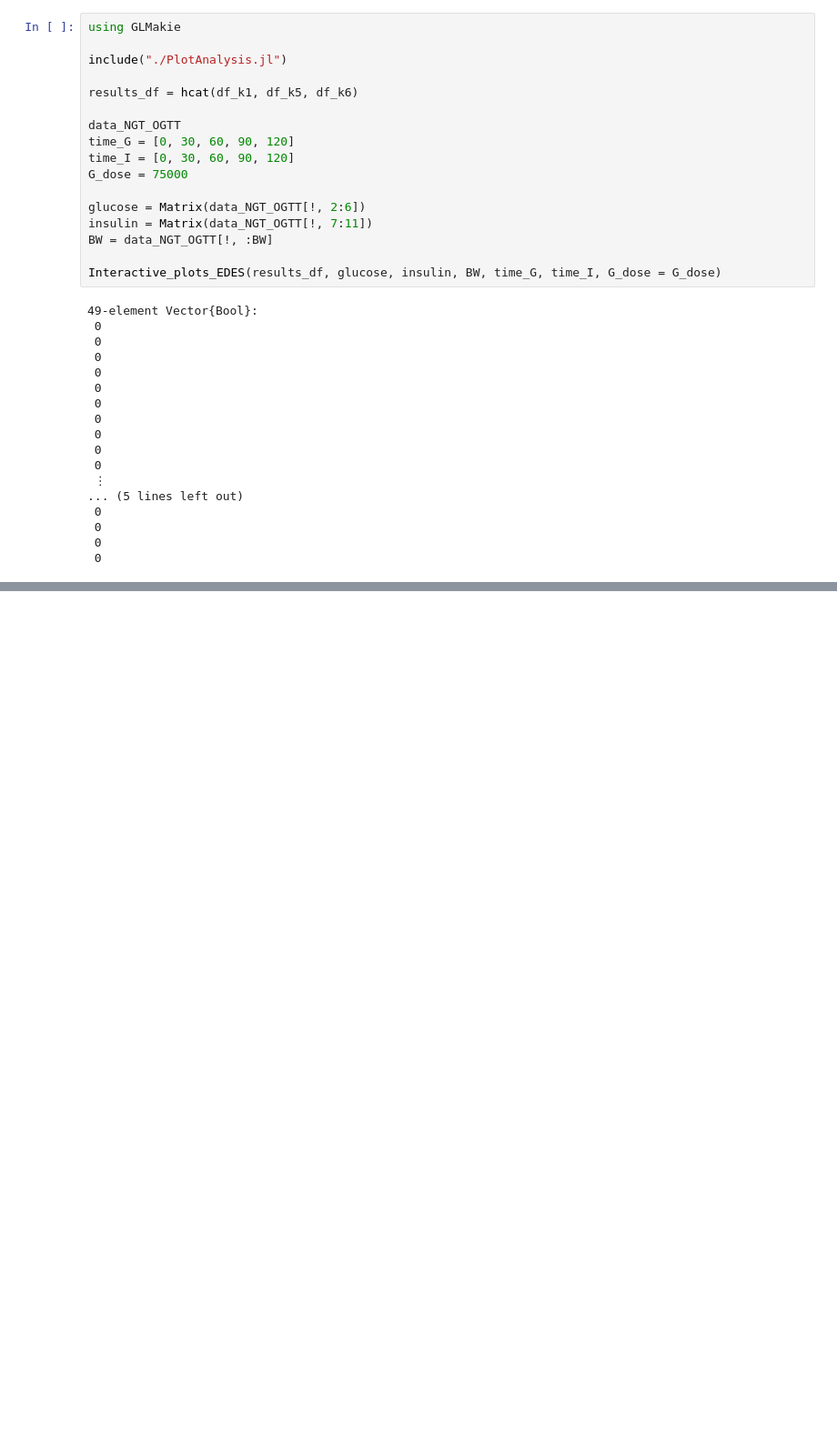
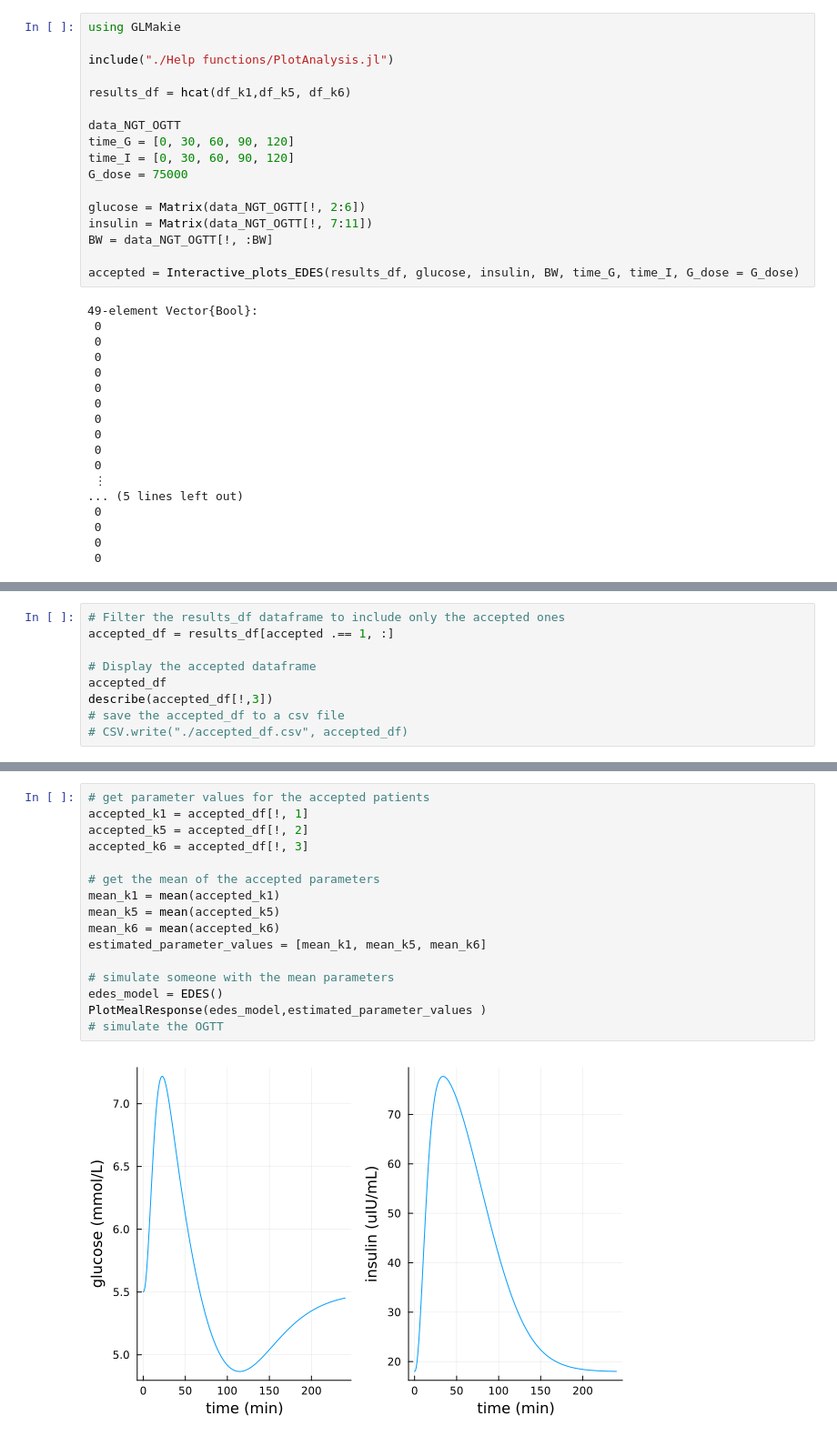
Before and after one commit to JDQuadt/EDES, a Jupyter notebook: MIRLIR_pipeline/Japanese_initial.ipynb, the cells around one changed output, grey strips where cells are left out. Shown: that part at 91% size. Drawn from its saved outputs; the diff is of its cells as text; blank space fills up the shorter version.

```diff
--- a/MIRLIR_pipeline/Japanese_initial.ipynb
+++ b/MIRLIR_pipeline/Japanese_initial.ipynb
@@ -159,9 +155,9 @@ describe(df_k6)
 # %%
 using GLMakie
 
-include("./PlotAnalysis.jl")
+include("./Help functions/PlotAnalysis.jl")
 
-results_df = hcat(df_k1, df_k5, df_k6)
+results_df = hcat(df_k1,df_k5, df_k6)
 
 data_NGT_OGTT
 time_G = [0, 30, 60, 90, 120]
@@ -172,7 +168,7 @@ glucose = Matrix(data_NGT_OGTT[!, 2:6])
 insulin = Matrix(data_NGT_OGTT[!, 7:11])
 BW = data_NGT_OGTT[!, :BW]
 
-Interactive_plots_EDES(results_df, glucose, insulin, BW, time_G, time_I, G_dose = G_dose)
+accepted = Interactive_plots_EDES(results_df, glucose, insulin, BW, time_G, time_I, G_dose = G_dose)
 # %% [output]
 49-element Vector{Bool}:
  0
@@ -202,0 +190,9 @@ new_df = DataFrame()
+# %%
+# Filter the results_df dataframe to include only the accepted ones
+accepted_df = results_df[accepted .== 1, :]
+
+# Display the accepted dataframe
+accepted_df
+describe(accepted_df[!,3])
+# save the accepted_df to a csv file
+# CSV.write("./accepted_df.csv", accepted_df)
@@ -202,0 +215,18 @@ new_df = DataFrame()
+# %%
+# get parameter values for the accepted patients
+accepted_k1 = accepted_df[!, 1]
+accepted_k5 = accepted_df[!, 2]
+accepted_k6 = accepted_df[!, 3]
+
+# get the mean of the accepted parameters
+mean_k1 = mean(accepted_k1)
+mean_k5 = mean(accepted_k5)
+mean_k6 = mean(accepted_k6)
+estimated_parameter_values = [mean_k1, mean_k5, mean_k6]
+
+# simulate someone with the mean parameters
+edes_model = EDES()
+PlotMealResponse(edes_model,estimated_parameter_values )
+# simulate the OGTT
+# %% [output]
+[figure, added]
```
Also changed, not shown: parts of 8 cells of this notebook, 17 other files.
